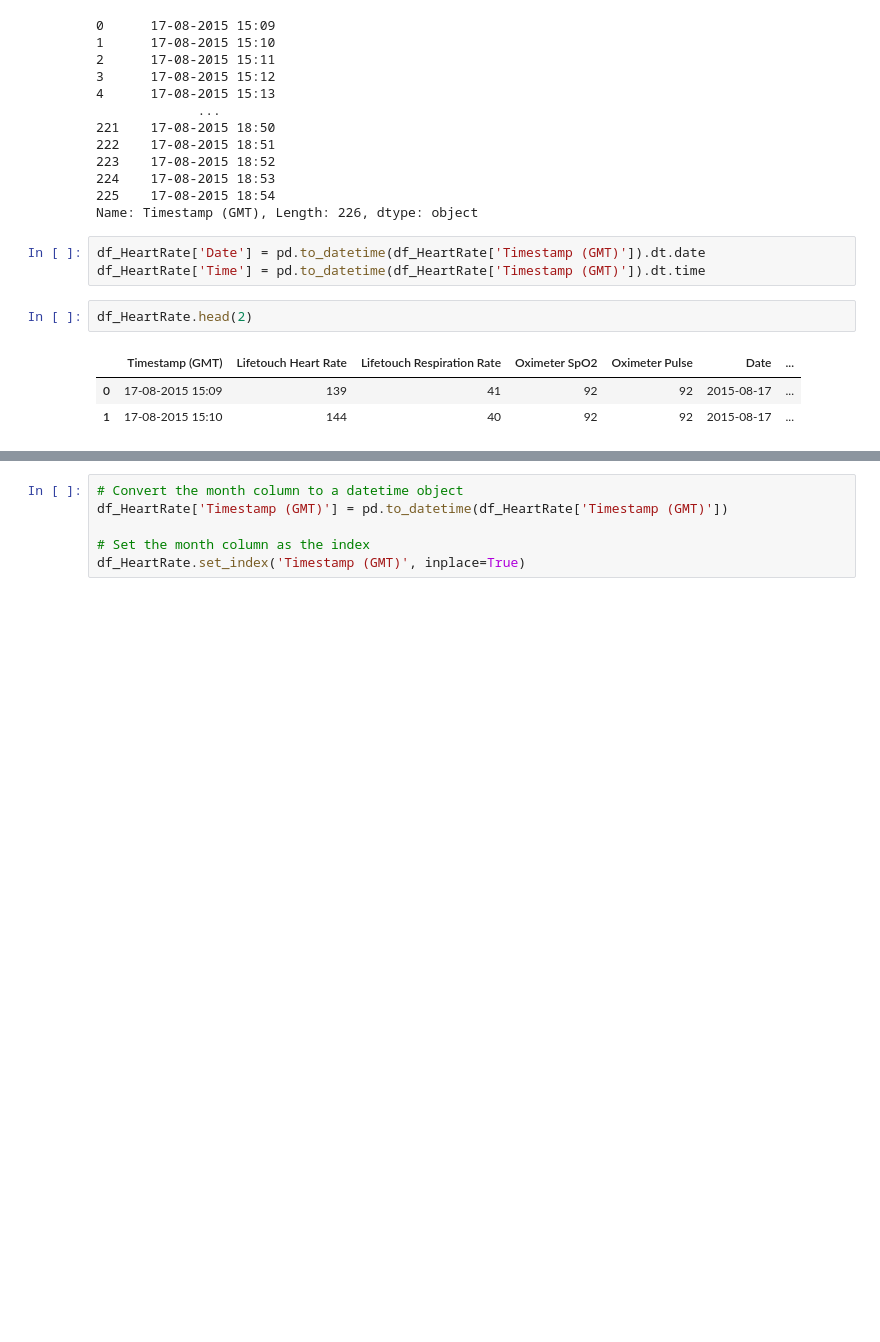
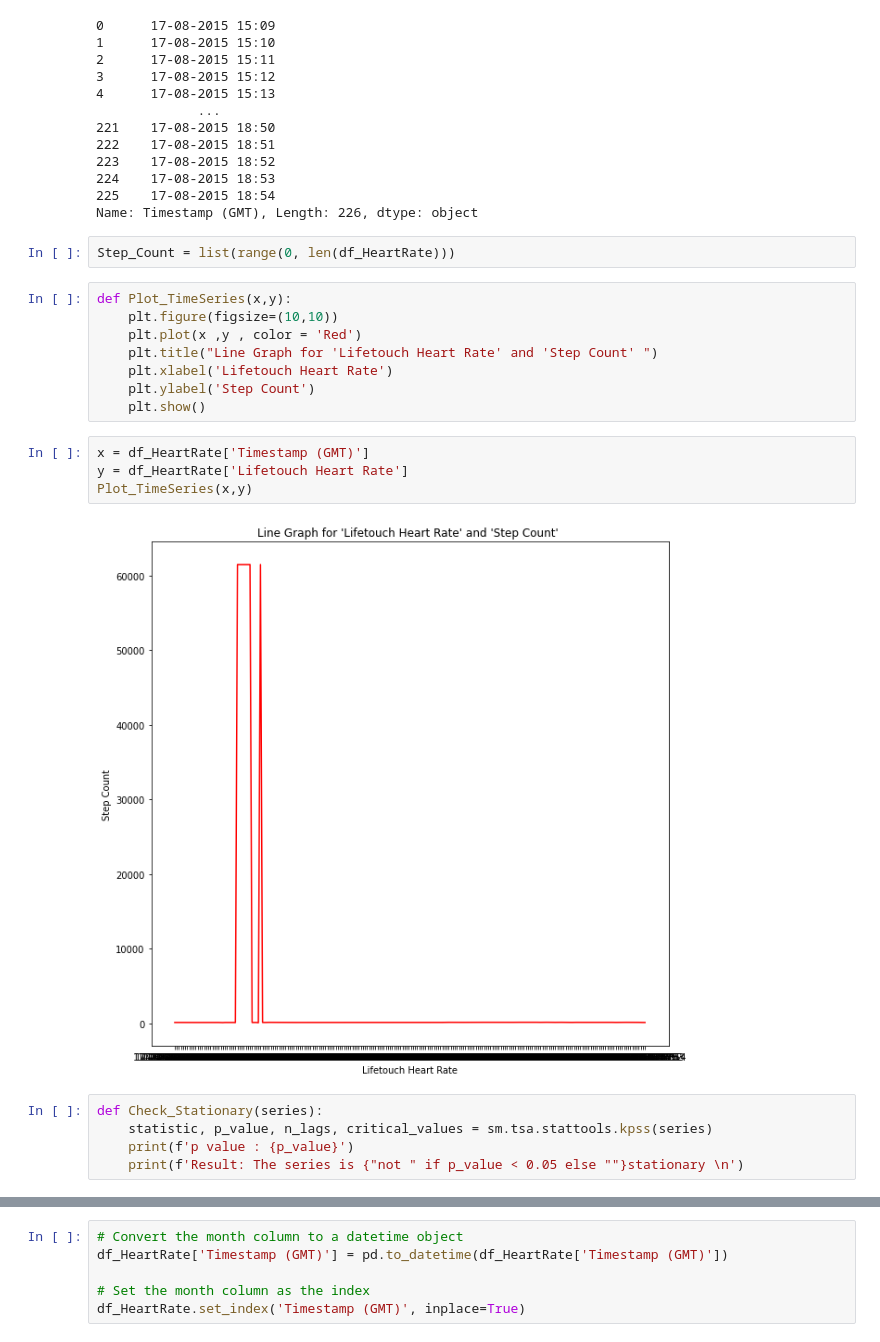
Before and after one commit to harishahamed26/PredictionOfHeartRate, a Jupyter notebook: HeartRatePrediction.ipynb, the cells around one changed output, grey strips where cells are left out. Cells and saved outputs as stored; diff of their text form; blank space fills up the shorter version.

```diff
--- a/HeartRatePrediction.ipynb
+++ b/HeartRatePrediction.ipynb
@@ -117,12 +74,24 @@ df_HeartRate['Timestamp (GMT)']
 224    17-08-2015 18:53
 225    17-08-2015 18:54
 Name: Timestamp (GMT), Length: 226, dtype: object
-# %%
-df_HeartRate['Date'] = pd.to_datetime(df_HeartRate['Timestamp (GMT)']).dt.date
-df_HeartRate['Time'] = pd.to_datetime(df_HeartRate['Timestamp (GMT)']).dt.time
-# %%
-df_HeartRate.head(2)
-# %% [output]
-|  | Timestamp (GMT) | Lifetouch Heart Rate | Lifetouch Respiration Rate | Oximeter SpO2 | Oximeter Pulse | Date | ... |
-| 0 | 17-08-2015 15:09 | 139 | 41 | 92 | 92 | 2015-08-17 | ... |
-| 1 | 17-08-2015 15:10 | 144 | 40 | 92 | 92 | 2015-08-17 | ... |
+# %%
+Step_Count = list(range(0, len(df_HeartRate)))
+# %%
+def Plot_TimeSeries(x,y):
+    plt.figure(figsize=(10,10))
+    plt.plot(x ,y , color = 'Red')
+    plt.title("Line Graph for 'Lifetouch Heart Rate' and 'Step Count' ")
+    plt.xlabel('Lifetouch Heart Rate')
+    plt.ylabel('Step Count')
+    plt.show()
+# %%
+x = df_HeartRate['Timestamp (GMT)']
+y = df_HeartRate['Lifetouch Heart Rate']
+Plot_TimeSeries(x,y)
+# %% [output]
+[figure, added]
+# %%
+def Check_Stationary(series):
+    statistic, p_value, n_lags, critical_values = sm.tsa.stattools.kpss(series)
+    print(f'p value : {p_value}')
+    print(f'Result: The series is {"not " if p_value < 0.05 else ""}stationary \n')
```
Also changed, not shown: parts of 32 cells of this notebook.
